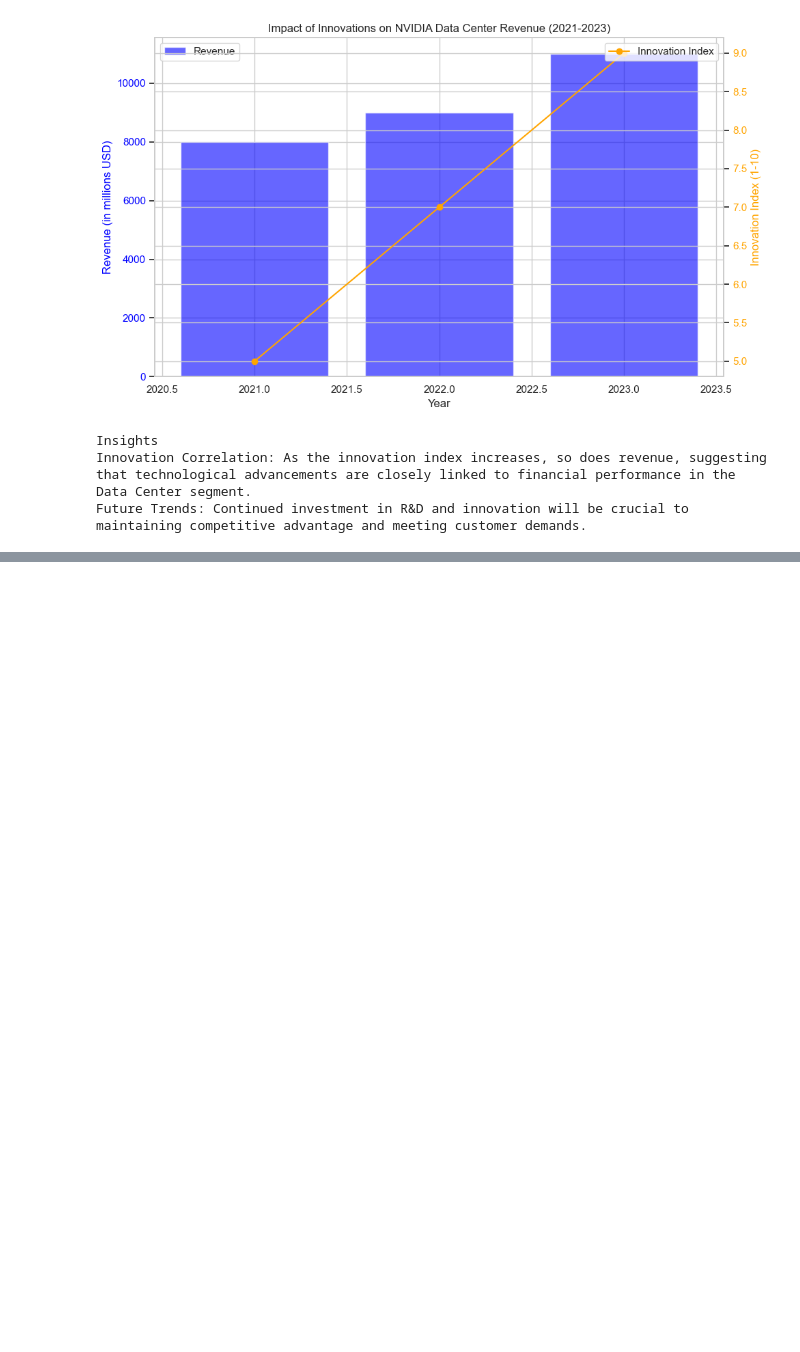
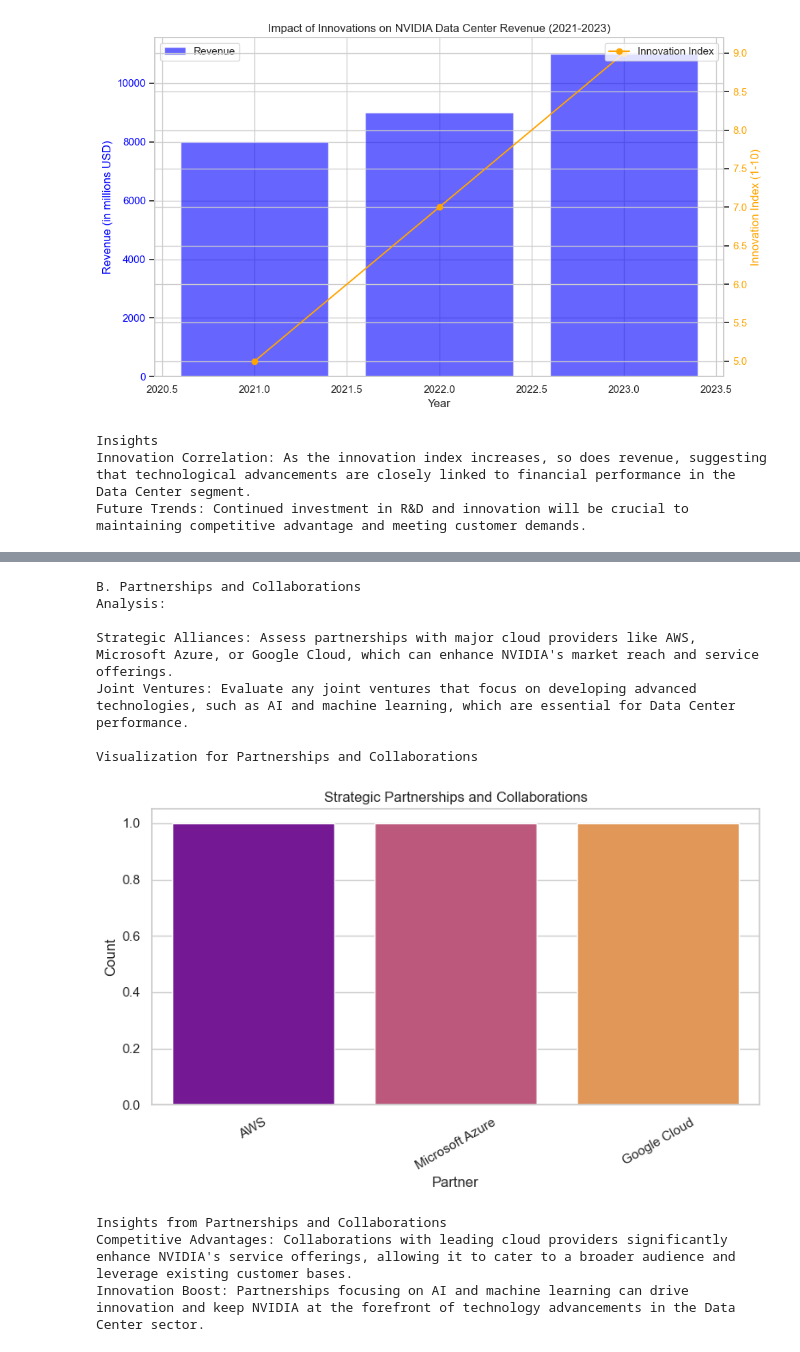
Before and after one commit to heythatwho/Data-Projects, a Jupyter notebook: Nvidia business Analysis.ipynb, the cells around one changed output, grey strips where cells are left out. Saved outputs shown, nothing was run; the diff lists cells and outputs as text; code cells hidden in the pictures; blank space fills up the shorter version.

```diff
--- a/Nvidia business Analysis.ipynb
+++ b/Nvidia business Analysis.ipynb
@@ -1351,0 +1496,60 @@ Future Trends: Continued investment in R&D and innovation will be crucial to mai
+# %%
+print("""B. Partnerships and Collaborations
+Analysis:
+
+Strategic Alliances: Assess partnerships with major cloud providers like AWS, Microsoft Azure, or Google Cloud, which can enhance NVIDIA's market reach and service offerings.
+Joint Ventures: Evaluate any joint ventures that focus on developing advanced technologies, such as AI and machine learning, which are essential for Data Center performance.
+
+Visualization for Partnerships and Collaborations
+""")
+# Hypothetical partnership data
+partnership_data = {
+    'Partner': ['AWS', 'Microsoft Azure', 'Google Cloud'],
+    'Benefit': ['Expanded customer base', 'Enhanced service offerings', 'Improved data processing speed'],
+}
+
+df_partnerships = pd.DataFrame(partnership_data)
+
+# Create a bar plot for partnerships and collaborations
+import matplotlib.pyplot as plt
+import pandas as pd
+import seaborn as sns
+
+# Hypothetical partnership data
+partnership_data = {
+    'Partner': ['AWS', 'Microsoft Azure', 'Google Cloud'],
+    'Benefits': ['Expanded customer base', 'Enhanced service offerings', 'Improved data processing speed'],
+}
+
+df_partnerships = pd.DataFrame(partnership_data)
+
+# Create a count of partners (this will just be a simple count here as all are one each)
+partner_counts = df_partnerships['Partner'].value_counts()
+
+# Create a bar plot for partnerships and collaborations
+plt.figure(figsize=(8, 5))
+sns.barplot(x=partner_counts.index, y=partner_counts.values, palette='plasma')
+plt.title('Strategic Partnerships and Collaborations')
+plt.ylabel('Count')
+plt.xlabel('Partner')
+plt.xticks(rotation=30)
+plt.tight_layout()
+plt.show()
+
+
+
+print("""Insights from Partnerships and Collaborations
+Competitive Advantages: Collaborations with leading cloud providers significantly enhance NVIDIA's service offerings, allowing it to cater to a broader audience and leverage existing customer bases.
+Innovation Boost: Partnerships focusing on AI and machine learning can drive innovation and keep NVIDIA at the forefront of technology advancements in the Data Center sector.""")
+# %% [output]
+B. Partnerships and Collaborations
+Analysis:
+
+Strategic Alliances: Assess partnerships with major cloud providers like AWS, Microsoft Azure, or Google Cloud, which can enhance NVIDIA's market reach and service offerings.
+Joint Ventures: Evaluate any joint ventures that focus on developing advanced technologies, such as AI and machine learning, which are essential for Data Center performance.
+
+Visualization for Partnerships and Collaborations
+[figure, added]
+Insights from Partnerships and Collaborations
+Competitive Advantages: Collaborations with leading cloud providers significantly enhance NVIDIA's service offerings, allowing it to cater to a broader audience and leverage existing customer bases.
+Innovation Boost: Partnerships focusing on AI and machine learning can drive innovation and keep NVIDIA at the forefront of technology advancements in the Data Center sector.
```
Also changed, not shown: parts of 3 cells of this notebook.
